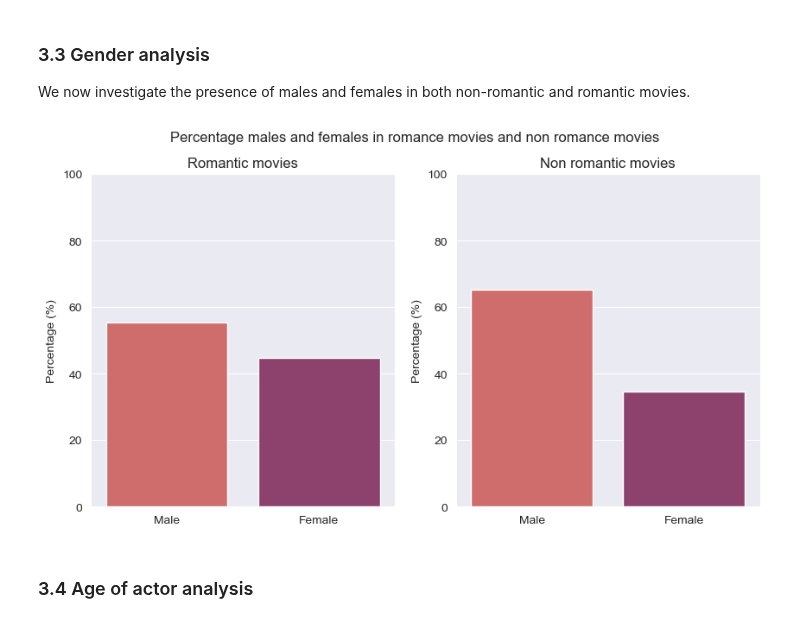
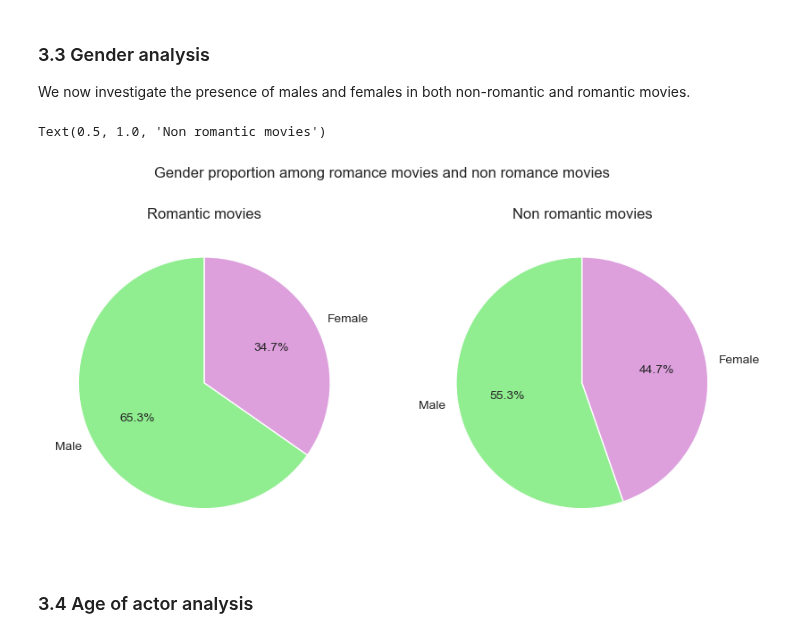
Before and after one commit to epfl-ada/ada-2022-project-toestewbrr, a Jupyter notebook: general_analysis.ipynb, the cells around one changed output. Drawn from its saved outputs; the diff is of its cells as text; code cells hidden in the pictures.

Commit message:
over time genders

```diff
--- a/general_analysis.ipynb
+++ b/general_analysis.ipynb
@@ -683,28 +683,40 @@ We now investigate the presence of males and females in both non-romantic and ro
 # %%
 # Calculate percentages of gender categories in romantic and non-romantic movies
 counts_romance = romance_movies_merged['Gender'].value_counts()
 counts_non_romance = non_romance_movies_merged['Gender'].value_counts()
 percentage_male_romance = round(counts_romance['M'] * 100/counts_romance.values.sum(), 2)
 percentage_female_romance = 100 - percentage_male_romance
 percentage_male_non_romance = round(counts_non_romance['M'] * 100/counts_non_romance.values.sum(), 2)
 percentage_female_non_romance = 100 - percentage_male_non_romance
 
 indices = ['Male', 'Female', 'Male', 'Female']
 values = [percentage_male_non_romance, percentage_female_non_romance, percentage_male_romance, percentage_female_romance]
 
-fig, axs = plt.subplots(1, 2, figsize=(10, 5))
-sns.barplot(x=indices[0:2], y=values[0:2], ax=axs[1], palette='flare')
-sns.barplot(x=indices[2:5], y=values[2:5], ax=axs[0], palette='flare')
-fig.suptitle('Percentage males and females in romance movies and non romance movies')
-axs[0].set_title('Romantic movies')
-axs[1].set_title('Non romantic movies')
-axs[0].set_ylabel('Percentage (%)')
-axs[0].set_ylim(0, 100)
-axs[1].set_ylabel('Percentage (%)')
-axs[1].set_ylim(0, 100)
-plt.show()
+# fig, axs = plt.subplots(1, 2, figsize=(10, 5))
+# sns.barplot(x=indices[0:2], y=values[0:2], ax=axs[1], palette='flare')
+# sns.barplot(x=indices[2:5], y=values[2:5], ax=axs[0], palette='flare')
+# fig.suptitle('Percentage males and females in romance movies and non romance movies')
+# axs[0].set_title('Romantic movies')
+# axs[1].set_title('Non romantic movies')
+# axs[0].set_ylabel('Percentage (%)')
+# axs[0].set_ylim(0, 100)
+# axs[1].set_ylabel('Percentage (%)')
+# axs[1].set_ylim(0, 100)
+# plt.show()
+
+#Make a pie chart of the percentage of female in romance movies
+fig, ax = plt.subplots(1, 2, figsize=(10, 5))
+palette_color = sns.color_palette('flare')
+ax[0].pie(values[0:2], labels=indices[0:2], colors=["lightgreen", "plum"], autopct='%1.1f%%', startangle=90)
+ax[1].pie(values[2:5], labels=indices[2:5], colors=[
+          "lightgreen", "plum"], autopct='%1.1f%%', startangle=90)
+fig.suptitle(
+    'Gender proportion among romance movies and non romance movies')
+ax[0].set_title('Romantic movies')
+ax[1].set_title('Non romantic movies')
 # %% [output]
+Text(0.5, 1.0, 'Non romantic movies')
-[figure, old version]
+[figure, new version]
 # %% [markdown]
 ### 3.4 Age of actor analysis
 # %%
```
Also changed, not shown: parts of 1 cell of this notebook, 1 other file.
